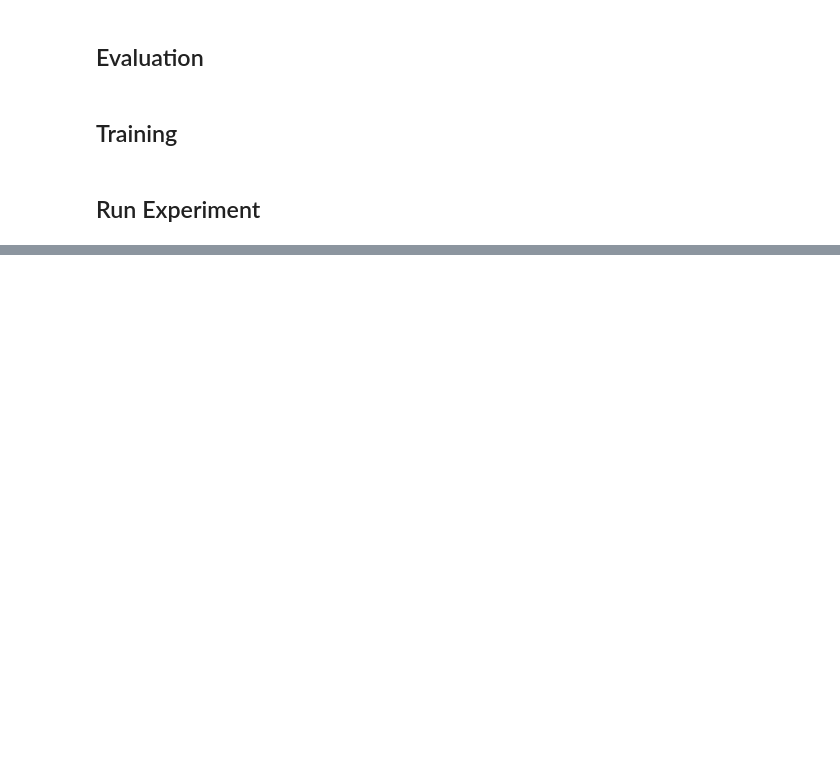
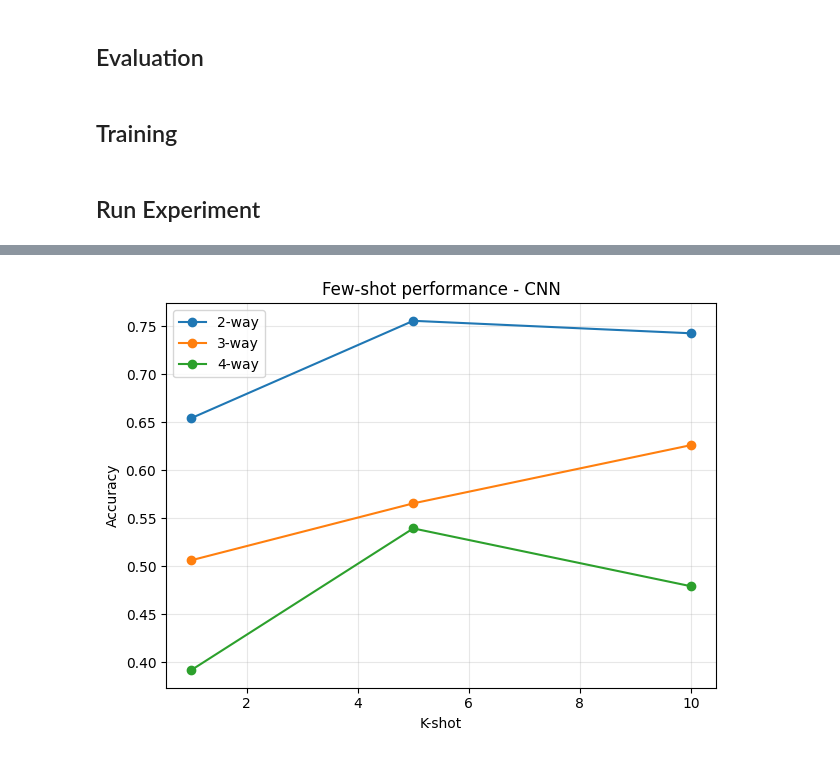
Before and after one commit to malgosiam2/DeepLearningProject1, a Jupyter notebook: notebooks/few_shot_learning.ipynb, the cells around one changed output, grey strips where cells are left out. Cells and saved outputs as stored; diff of their text form; code cells hidden in the pictures; blank space fills up the shorter version.

```diff
--- a/notebooks/few_shot_learning.ipynb
+++ b/notebooks/few_shot_learning.ipynb
@@ -894,0 +530,14 @@ print(summary)
+# %%
+def plot_difficulty(df, model_name):
+
+    for N in df["N"].unique():
+        subset = df[df["N"] == N]
+        plt.plot(subset["K"], subset["accuracy"], marker="o", label=f"{N}-way")
+
+    plt.xlabel("K-shot")
+    plt.ylabel("Accuracy")
+    plt.legend()
+    plt.title(f"Few-shot performance - {model_name}")
+    plt.grid(alpha=0.3)
+    plt.tight_layout()
+    plt.show()
@@ -894,0 +552,4 @@ print(summary)
+# %%
+plot_difficulty(cnn_results_df, "CNN")
+# %% [output]
+[figure, added]
```
Also changed, not shown: parts of 56 cells of this notebook, 3 other files.
